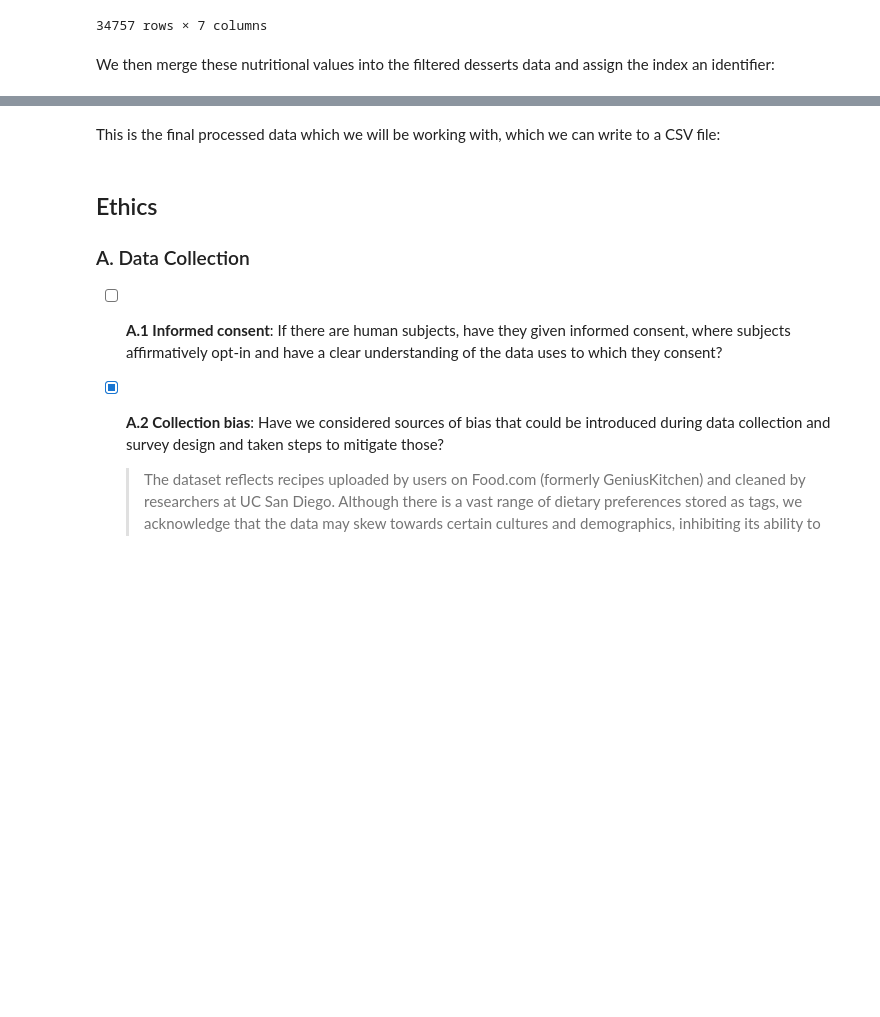
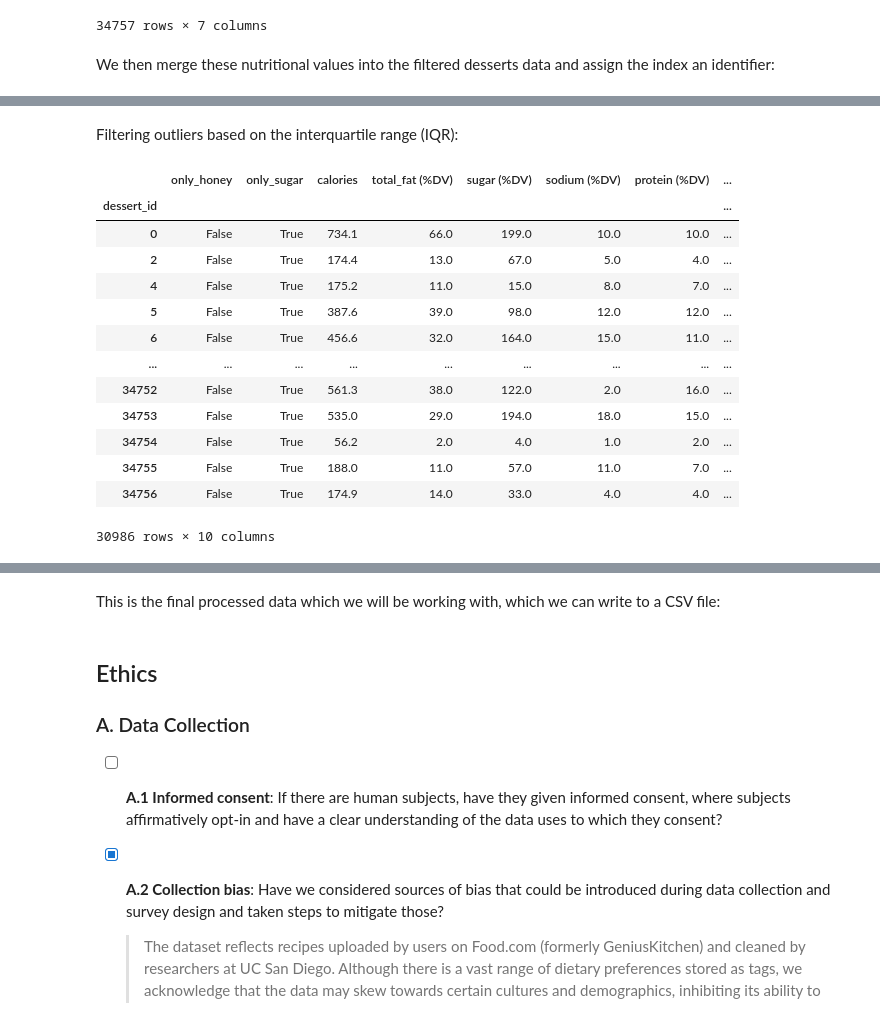
Before and after one commit to COGS108/Group047_WI26, a Jupyter notebook: 01-DataCheckpoint.ipynb, the cells around one changed output, grey strips where cells are left out. Drawn from its saved outputs; the diff is of its cells as text; code cells hidden in the pictures; blank space fills up the shorter version.

```diff
--- a/01-DataCheckpoint.ipynb
+++ b/01-DataCheckpoint.ipynb
@@ -372,0 +393,27 @@ processed_df
+# %% [markdown]
+Filtering outliers based on the interquartile range (IQR):
+# %%
+Q1 = processed_df['calories'].quantile(0.25)
+Q3 = processed_df['calories'].quantile(0.75)
+IQR = Q3 - Q1
+
+lower_quartile = Q1 - 1.5 * IQR
+upper_quartile = Q3 + 1.5 * IQR
+
+processed_df = processed_df[(processed_df['calories'] >= lower_quartile) & (processed_df['calories'] <= upper_quartile)]
+processed_df
+# %% [output]
+|  | only_honey | only_sugar | calories | total_fat (%DV) | sugar (%DV) | sodium (%DV) | protein (%DV) | ... |
+| dessert_id |  |  |  |  |  |  |  | ... |
+| 0 | False | True | 734.1 | 66.0 | 199.0 | 10.0 | 10.0 | ... |
+| 2 | False | True | 174.4 | 13.0 | 67.0 | 5.0 | 4.0 | ... |
+| 4 | False | True | 175.2 | 11.0 | 15.0 | 8.0 | 7.0 | ... |
+| 5 | False | True | 387.6 | 39.0 | 98.0 | 12.0 | 12.0 | ... |
+| 6 | False | True | 456.6 | 32.0 | 164.0 | 15.0 | 11.0 | ... |
+| ... | ... | ... | ... | ... | ... | ... | ... | ... |
+| 34752 | False | True | 561.3 | 38.0 | 122.0 | 2.0 | 16.0 | ... |
+| 34753 | False | True | 535.0 | 29.0 | 194.0 | 18.0 | 15.0 | ... |
+| 34754 | False | True | 56.2 | 2.0 | 4.0 | 1.0 | 2.0 | ... |
+| 34755 | False | True | 188.0 | 11.0 | 57.0 | 11.0 | 7.0 | ... |
+| 34756 | False | True | 174.9 | 14.0 | 33.0 | 4.0 | 4.0 | ... |
+30986 rows × 10 columns
```
Also changed, not shown: parts of 15 cells of this notebook, 1 other file.
